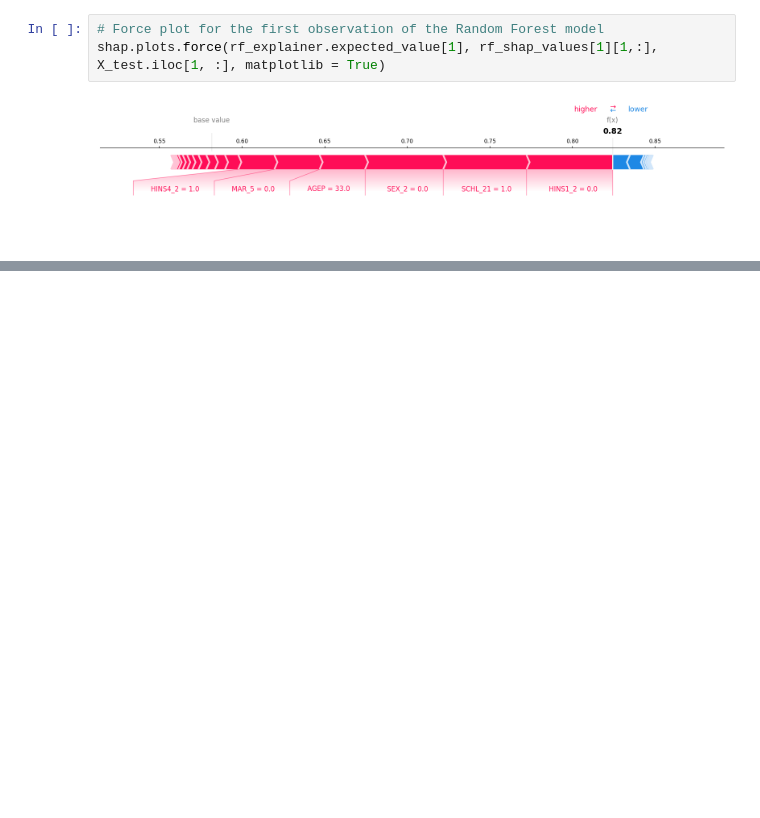
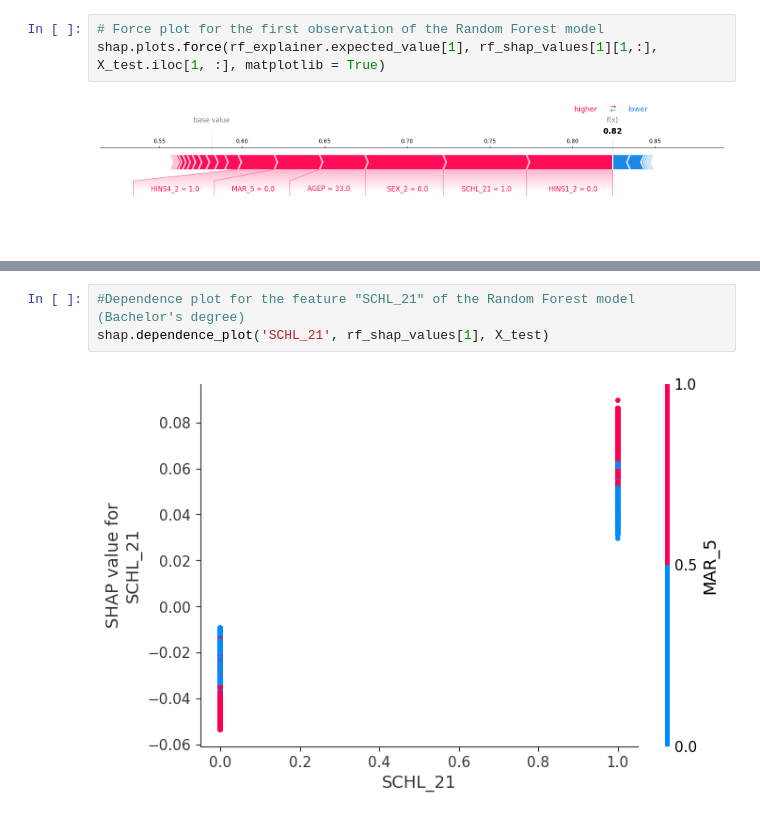
Before and after one commit to const5craciun/algo_fair, a Jupyter notebook: Notebook.ipynb, the cells around one changed output, grey strips where cells are left out. Drawn from its saved outputs; the diff is of its cells as text; blank space fills up the shorter version.

```diff
--- a/Notebook.ipynb
+++ b/Notebook.ipynb
@@ -829,0 +833,5 @@ shap.plots.force(rf_explainer.expected_value[1], rf_shap_values[1][1,:], X_test.
+# %%
+#Dependence plot for the feature "SCHL_21" of the Random Forest model (Bachelor's degree)
+shap.dependence_plot('SCHL_21', rf_shap_values[1], X_test)
+# %% [output]
+[figure, added]
```
Also changed, not shown: parts of 7 cells of this notebook.
